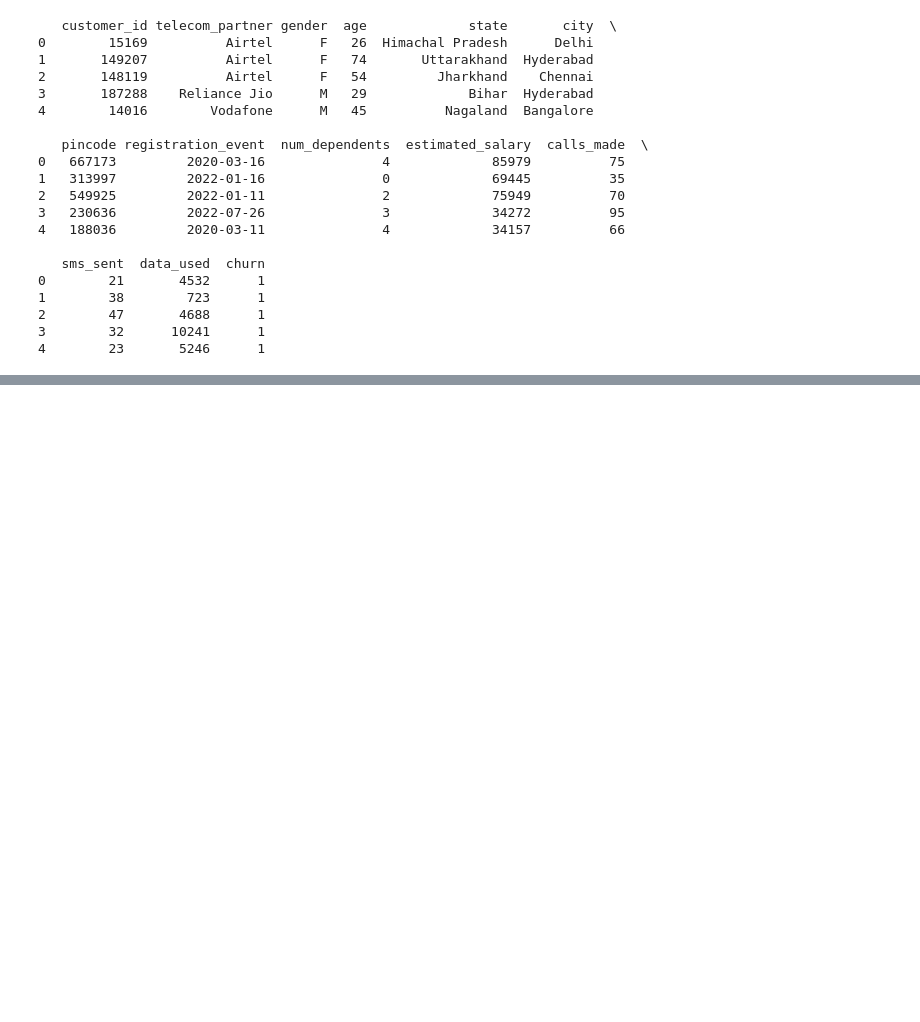
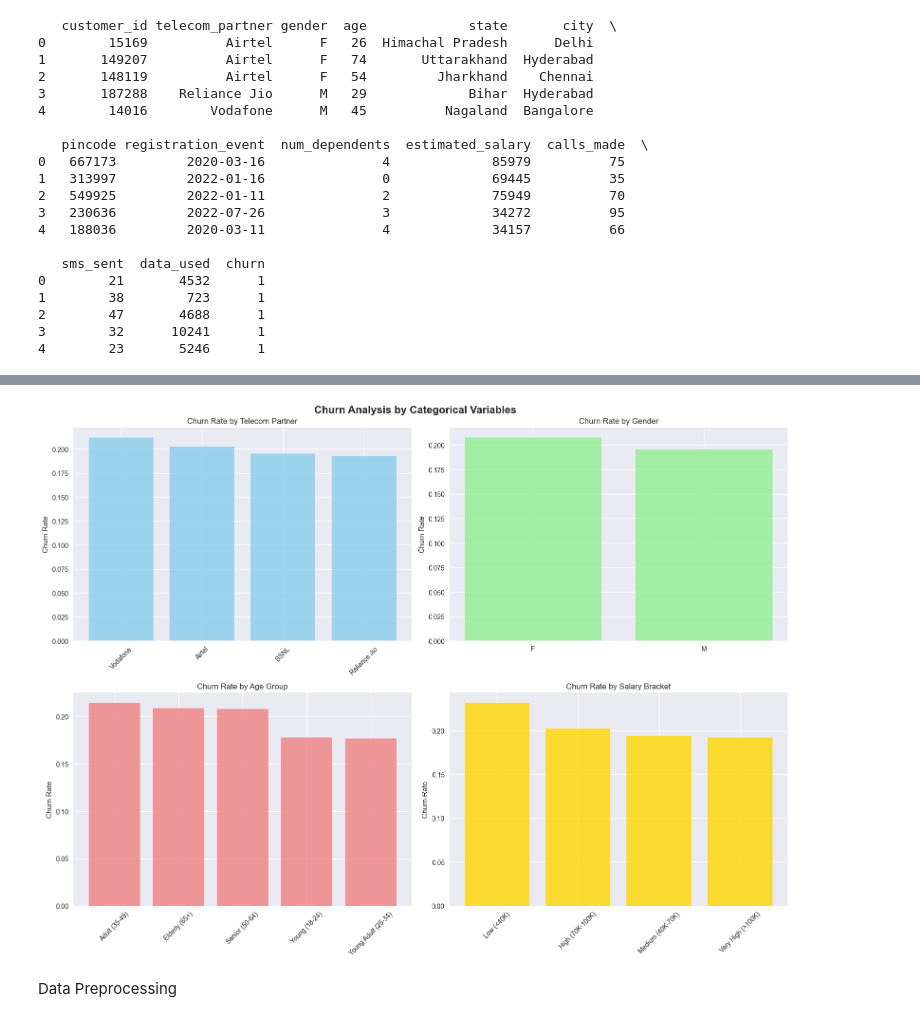
Before and after one commit to Lakes41/Telecom-customer-churn-predictor, a Jupyter notebook: notebook.ipynb, the cells around one changed output, grey strips where cells are left out. Drawn from its saved outputs; the diff is of its cells as text; code cells hidden in the pictures; blank space fills up the shorter version.

```diff
--- a/notebook.ipynb
+++ b/notebook.ipynb
@@ -625,0 +365,40 @@ plt.show()
+# %%
+# Churn analysis by categorical variables
+fig, axes = plt.subplots(2, 2, figsize=(16, 12))
+fig.suptitle('Churn Analysis by Categorical Variables', fontsize=16, fontweight='bold')
+
+# Telecom partner churn
+partner_churn_plot = churn_df.groupby('telecom_partner')['churn'].mean().sort_values(ascending=False)
+axes[0,0].bar(partner_churn_plot.index, partner_churn_plot.values, color='skyblue', alpha=0.8)
+axes[0,0].set_title('Churn Rate by Telecom Partner')
+axes[0,0].set_ylabel('Churn Rate')
+axes[0,0].tick_params(axis='x', rotation=45)
+
+# Gender churn
+gender_churn_plot = churn_df.groupby('gender')['churn'].mean()
+axes[0,1].bar(gender_churn_plot.index, gender_churn_plot.values, color='lightgreen', alpha=0.8)
+axes[0,1].set_title('Churn Rate by Gender')
+axes[0,1].set_ylabel('Churn Rate')
+
+# Age group churn
+age_churn_plot = churn_df.groupby('age_group')['churn'].mean().sort_values(ascending=False)
+axes[1,0].bar(range(len(age_churn_plot)), age_churn_plot.values, color='lightcoral', alpha=0.8)
+axes[1,0].set_title('Churn Rate by Age Group')
+axes[1,0].set_ylabel('Churn Rate')
+axes[1,0].set_xticks(range(len(age_churn_plot)))
+axes[1,0].set_xticklabels(age_churn_plot.index, rotation=45)
+
+# Salary bracket churn
+salary_churn_plot = churn_df.groupby('salary_bracket')['churn'].mean().sort_values(ascending=False)
+axes[1,1].bar(range(len(salary_churn_plot)), salary_churn_plot.values, color='gold', alpha=0.8)
+axes[1,1].set_title('Churn Rate by Salary Bracket')
+axes[1,1].set_ylabel('Churn Rate')
+axes[1,1].set_xticks(range(len(salary_churn_plot)))
+axes[1,1].set_xticklabels(salary_churn_plot.index, rotation=45)
+
+plt.tight_layout()
+plt.show()
+# %% [output]
+[figure, added]
+# %% [markdown]
+Data Preprocessing
```
Also changed, not shown: parts of 67 cells of this notebook, 1 other file.
